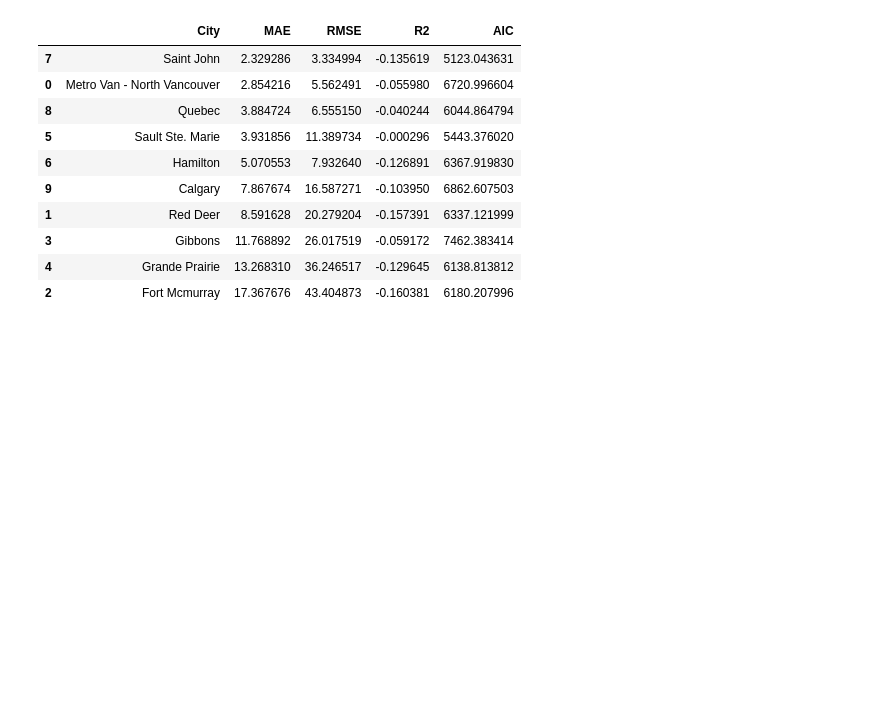
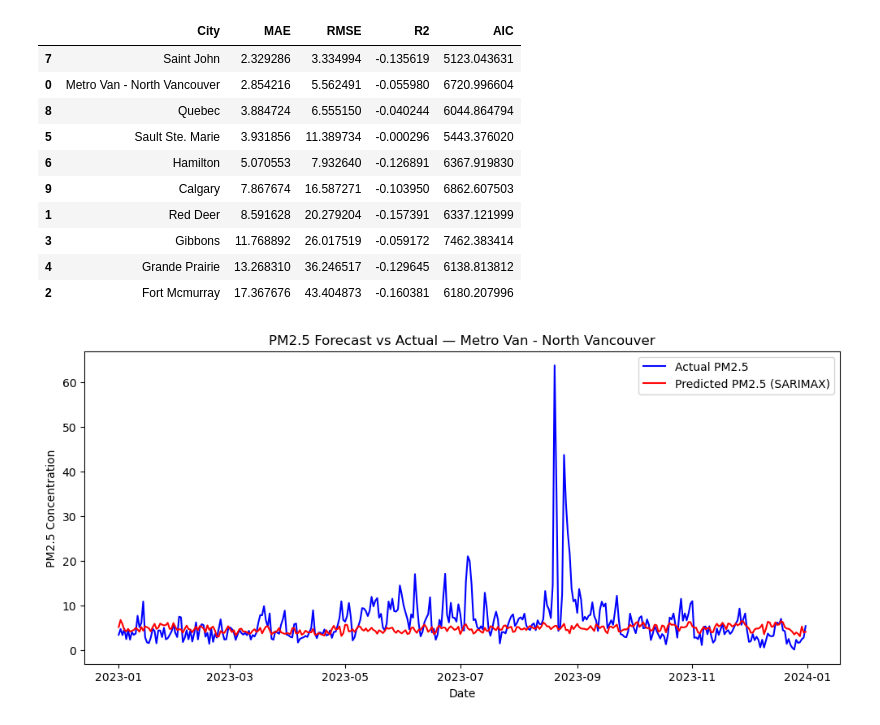
Before and after one commit to hetachavda/pm25-capstone-jupyter, a Jupyter notebook: notebooks/models/PM25_SARIMAX_With_O3.ipynb, the cells around one changed output. Saved outputs shown, nothing was run; the diff lists cells and outputs as text; code cells hidden in the pictures; blank space fills up the shorter version.

```diff
--- a/notebooks/models/PM25_SARIMAX_With_O3.ipynb
+++ b/notebooks/models/PM25_SARIMAX_With_O3.ipynb
@@ -166,3 +166,21 @@ Saved: outputs_PM25_SARIMAX_O3_results.csv
 | 3 | Gibbons | 11.768892 | 26.017519 | -0.059172 | 7462.383414 |
 | 4 | Grande Prairie | 13.268310 | 36.246517 | -0.129645 | 6138.813812 |
 | 2 | Fort Mcmurray | 17.367676 | 43.404873 | -0.160381 | 6180.207996 |
+# %%
+example_city = list(forecast_store.keys())[0]
+
+y_test_example, y_pred_example = forecast_store[example_city]
+
+plt.figure(figsize=(12,5))
+plt.plot(y_test_example.index, y_test_example, label="Actual PM2.5", color="blue")
+plt.plot(y_pred_example.index, y_pred_example, label="Predicted PM2.5 (SARIMAX)", color="red")
+
+plt.title(f"PM2.5 Forecast vs Actual — {example_city}")
+plt.xlabel("Date")
+plt.ylabel("PM2.5 Concentration")
+plt.legend()
+
+plt.savefig("figure6_forecast_vs_actual.png", dpi=300, bbox_inches="tight")
+plt.show()
+# %% [output]
+[figure, added]
```
Also changed, not shown: 4 other files.
